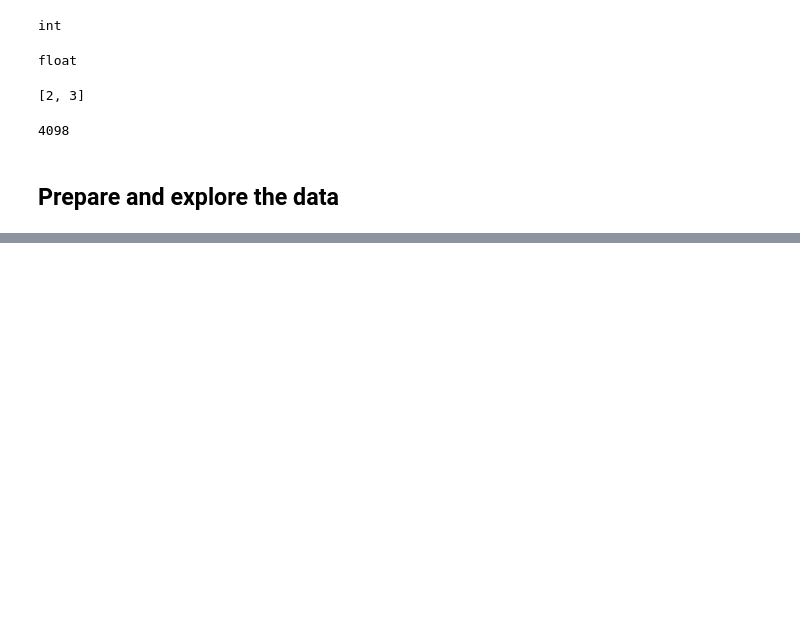
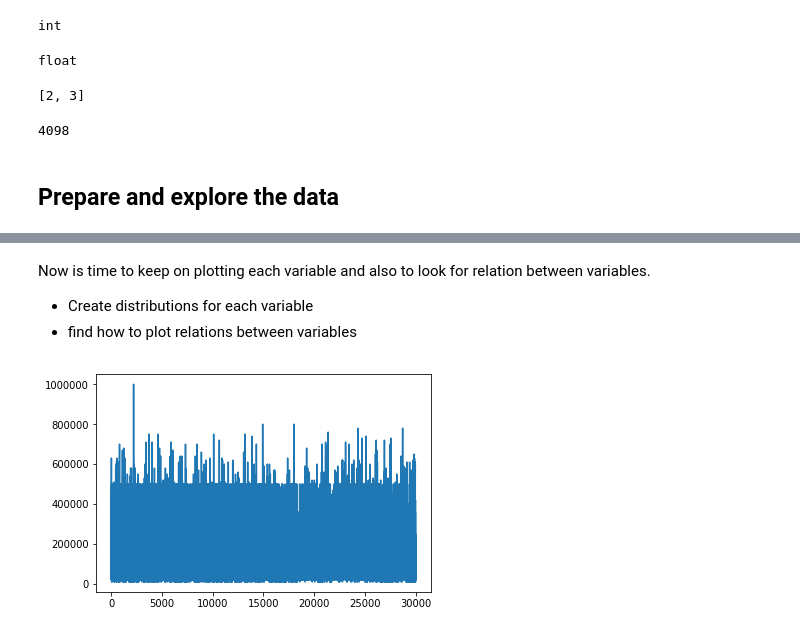
Before and after one commit to JoanClaverol/ubiqum_creditAssesment, a Jupyter notebook: scripts/.ipynb, the cells around one changed output, grey strips where cells are left out. Drawn from its saved outputs; the diff is of its cells as text; code cells hidden in the pictures; blank space fills up the shorter version.

```diff
--- a/scripts/.ipynb
+++ b/scripts/.ipynb
@@ -70,0 +193,10 @@ tel["jack"]
+# %% [markdown]
+Now is time to keep on plotting each variable and also to look for relation between variables.
+* Create distributions for each variable
+* find how to plot relations between variables
+# %%
+# time to do some line charts
+plt.plot(data["LIMIT_BAL"])
+plt.show()
+# %% [output]
+[figure, added]
```
Also changed, not shown: parts of 26 cells of this notebook, 2 other files.
